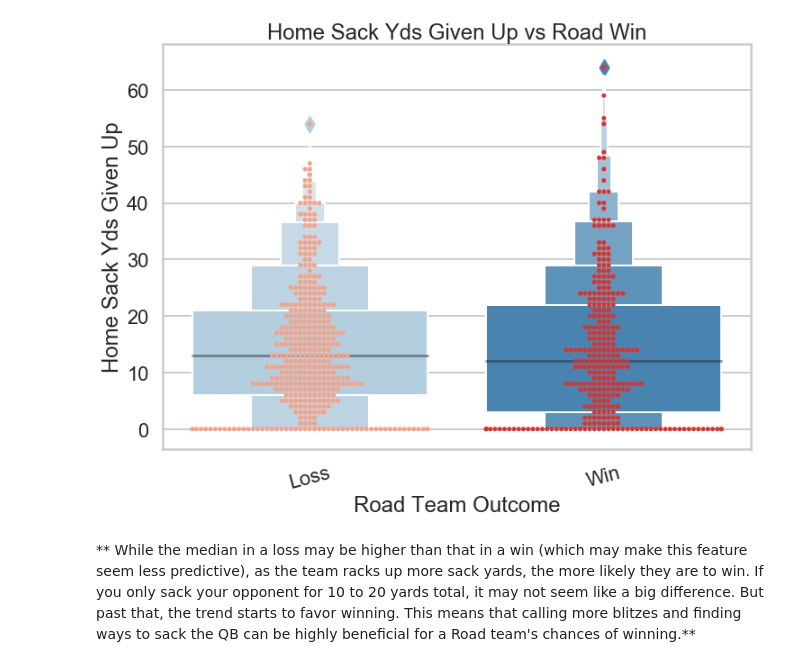
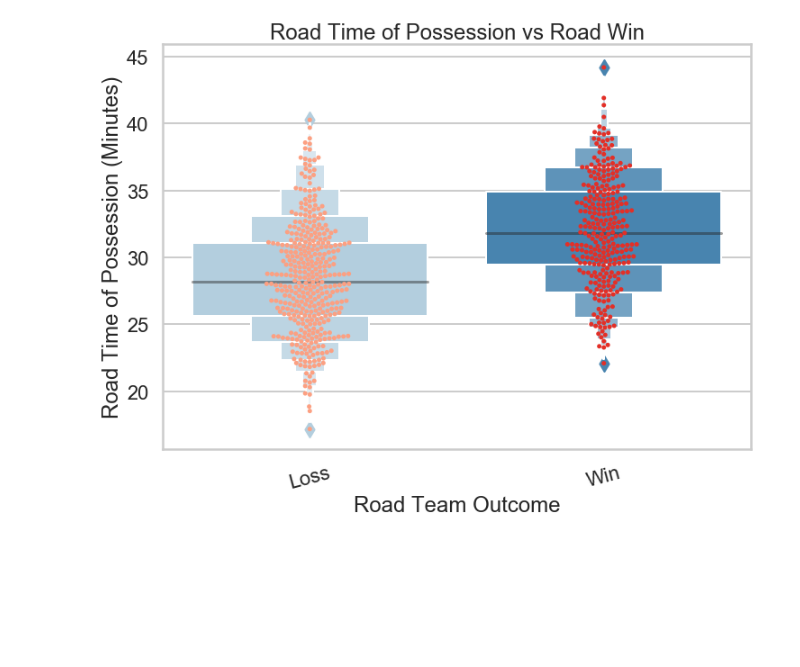
Before and after one commit to SportsReiter12/Data-Science, a Jupyter notebook: NFL Capstone Project/Data Storytelling/NFL Capstone Data Story.ipynb, the cells around one changed output. Cells and saved outputs as stored; diff of their text form; code cells hidden in the pictures; blank space fills up the shorter version.

```diff
--- a/NFL Capstone Project/Data Storytelling/NFL Capstone Data Story.ipynb
+++ b/NFL Capstone Project/Data Storytelling/NFL Capstone Data Story.ipynb
@@ -55,12 +55,14 @@ Sticking with defense, what stands out for Road teams? While turnovers are alway
 # %%
-# Shows the Sack Yards the Home team gave up, meaning the Road team accumulated, compared to Road teams winning
-_ = sns.boxenplot(y='Home Sack Yds Given Up', x='Road Win', data=df, palette='Blues')
-_ = sns.swarmplot(y='Home Sack Yds Given Up', x='Road Win', data=df, palette='Reds')
+# Shows the Time of Possession the Road team accumulated compared to Road teams winning
+
+# Converting Time of Possession from seconds into minutes
+top_min = df['Road Time of Possession'] / 60
+_ = sns.boxenplot(y=top_min, x=df['Road Win'], palette='Blues')
+_ = sns.swarmplot(y=top_min, x=df['Road Win'], palette='Reds')
 _ = plt.xticks([False, True], ['Loss', 'Win'], rotation=15)
 _ = plt.xlabel('Road Team Outcome')
-_ = plt.title('Home Sack Yds Given Up vs Road Win')
-_ = plt.savefig('Home Sack Yds Given Up vs Road Win.png')
+_ = plt.ylabel('Road Time of Possession (Minutes)')
+_ = plt.title('Road Time of Possession vs Road Win')
+_ = plt.savefig('Road Time of Possession vs Road Win.png')
 # %% [output]
-[figure, old version]
+[figure, new version]
-# %% [markdown]
-** While the median in a loss may be higher than that in a win (which may make this feature seem less predictive), as the team racks up more sack yards, the more likely they are to win. If you only sack your opponent for 10 to 20 yards total, it may not seem like a big difference. But past that, the trend starts to favor winning. This means that calling more blitzes and finding ways to sack the QB can be highly beneficial for a Road team's chances of winning.**
```
Also changed, not shown: parts of 45 cells of this notebook.
